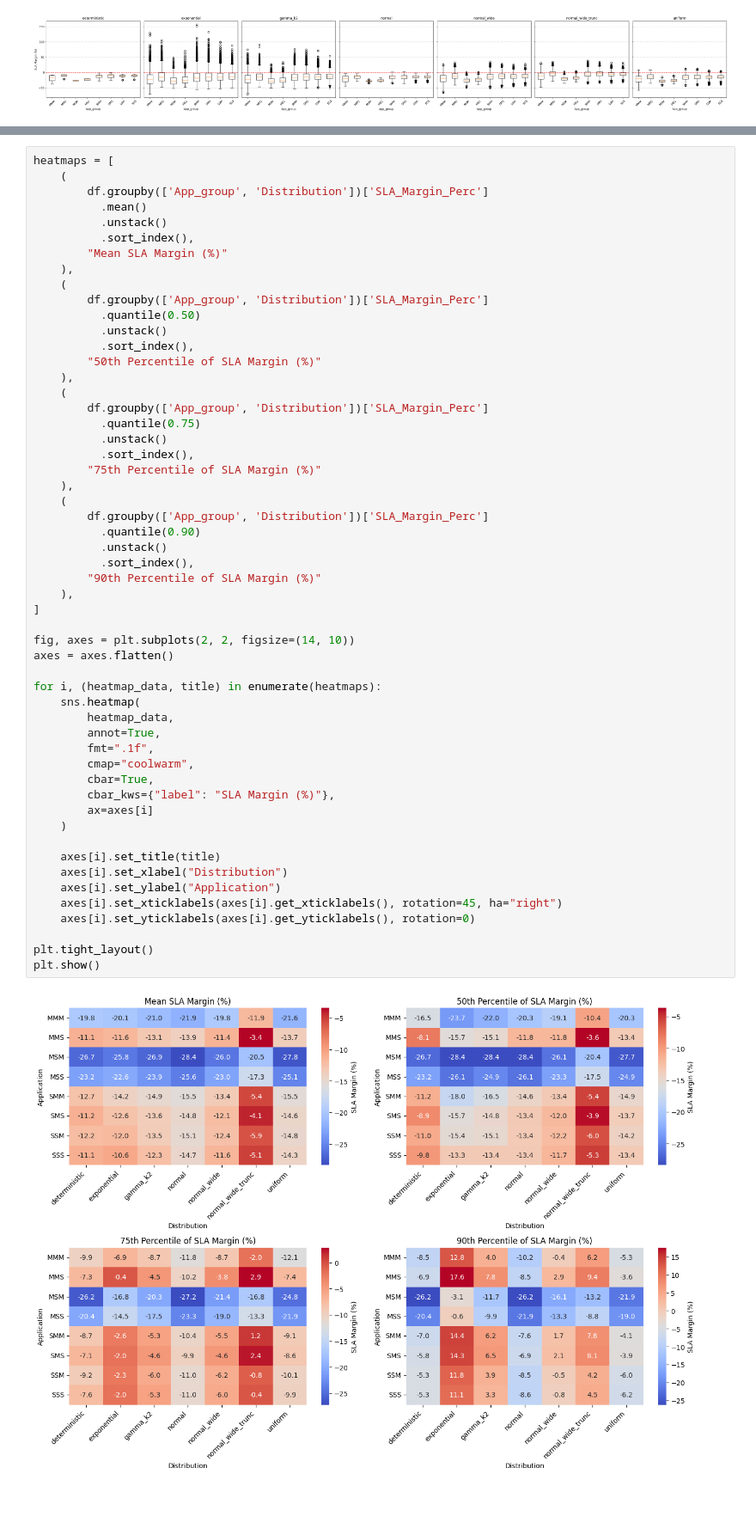
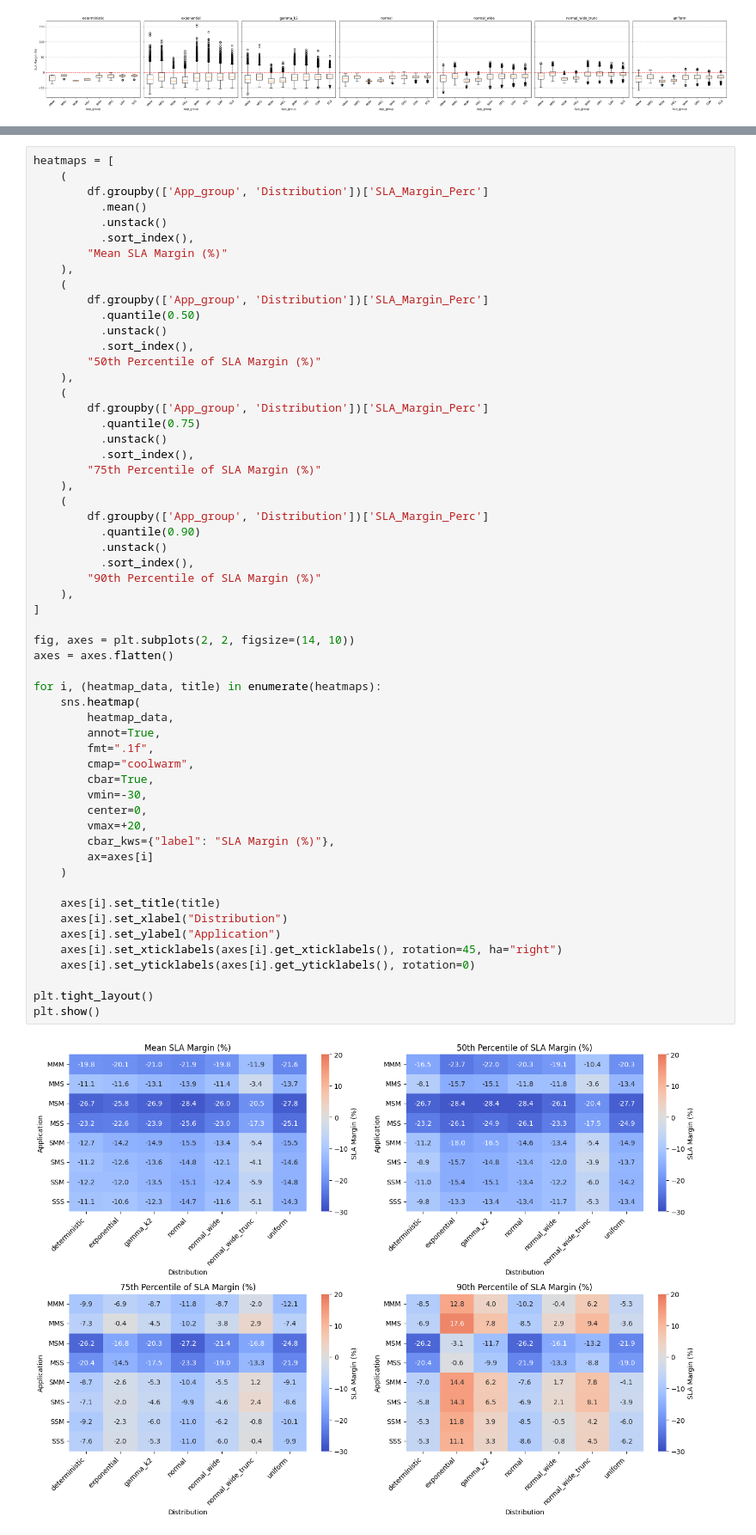
Before and after one commit to Damiano-Gilodi/EdgeSimPy, a Jupyter notebook: analysis/01_analysis_sla_worst_case.ipynb, the cells around one changed output, grey strips where cells are left out. Shown at 86% size. Drawn from its saved outputs; the diff is of its cells as text; blank space fills up the shorter version.

Commit message:
Refactor visualization heatmap plot
Add plot for Node_Weight_Sum

```diff
--- a/analysis/01_analysis_sla_worst_case.ipynb
+++ b/analysis/01_analysis_sla_worst_case.ipynb
@@ -703,34 +703,37 @@ heatmaps = [
           .quantile(0.90)
           .unstack()
           .sort_index(),
         "90th Percentile of SLA Margin (%)"
     ),
 ]
 
 fig, axes = plt.subplots(2, 2, figsize=(14, 10))
 axes = axes.flatten()
 
 for i, (heatmap_data, title) in enumerate(heatmaps):
     sns.heatmap(
         heatmap_data,
         annot=True,
         fmt=".1f",
         cmap="coolwarm",
         cbar=True,
+        vmin=-30,
+        center=0,
+        vmax=+20,
         cbar_kws={"label": "SLA Margin (%)"},
         ax=axes[i]
     )
 
     axes[i].set_title(title)
     axes[i].set_xlabel("Distribution")
     axes[i].set_ylabel("Application")
     axes[i].set_xticklabels(axes[i].get_xticklabels(), rotation=45, ha="right")
     axes[i].set_yticklabels(axes[i].get_yticklabels(), rotation=0)
 
 plt.tight_layout()
 plt.show()
 # %% [output]
-[figure, old version]
+[figure, new version]
 # %%
 plot_df = app_summary.sort_values('Mean_Safe_Margin_Perc', ascending=False)
 
```
Also changed, not shown: 1 other file.
